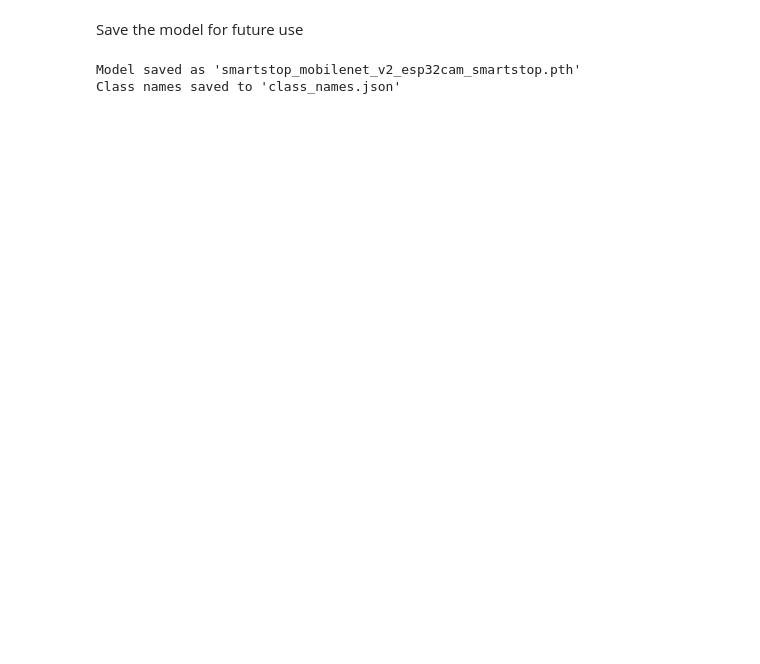
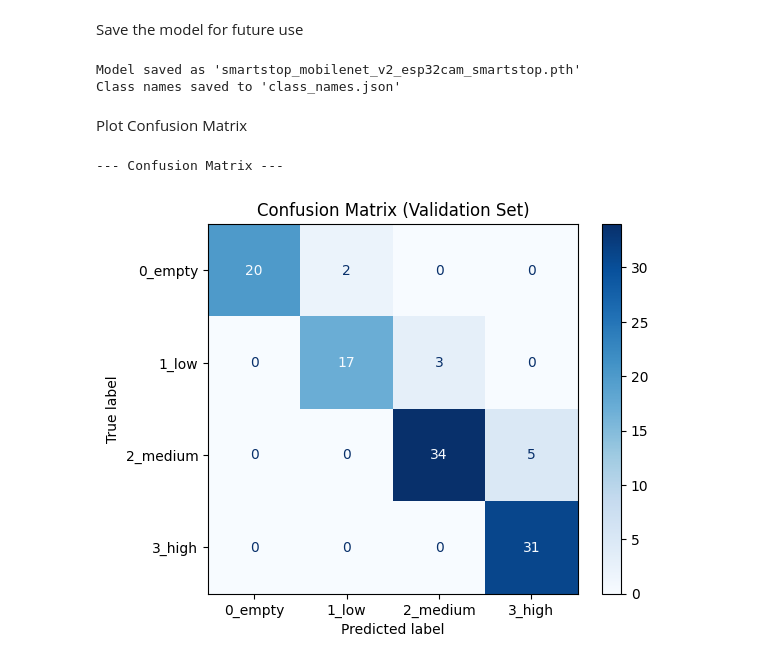
Before and after one commit to AY2526S1-CS3237-Team-10/NUS-SmartStop, a Jupyter notebook: ml_models/Crowd Classification CAM.ipynb, the cells around one changed output. Cells and saved outputs as stored; diff of their text form; code cells hidden in the pictures; blank space fills up the shorter version.

Commit message:
Add confusion matrix

```diff
--- a/ml_models/Crowd Classification CAM.ipynb
+++ b/ml_models/Crowd Classification CAM.ipynb
@@ -273,6 +273,10 @@ scheduler = ReduceLROnPlateau(optimizer, mode='min', factor=0.5, patience=3)
 
 # --- Training Loop ---
 print("Starting training...")
+
+# Initialize a variable to track the best validation loss
+best_val_loss = float('inf')
+
 for epoch in range(num_epochs):
     model.train()
     running_loss = 0.0
@@ -310,6 +314,12 @@ for epoch in range(num_epochs):
     # Step the scheduler
     scheduler.step(epoch_val_loss)
 
+    if epoch_val_loss < best_val_loss:
+        best_val_loss = epoch_val_loss
+        # This overwrites the previous "best" model with the new "best" model
+        torch.save(model.state_dict(), 'smartstop_mobilenet_v2_esp32cam_smartstop.pth')
+        print(f"  -> New best model saved with Val Loss: {best_val_loss:.4f}")
+
 print("Training complete!")
 # %% [output]
 Starting training...
@@ -345,3 +355,43 @@ print("Class names saved to 'class_names.json'")
 # %% [output]
 Model saved as 'smartstop_mobilenet_v2_esp32cam_smartstop.pth'
 Class names saved to 'class_names.json'
+# %% [markdown]
+Plot Confusion Matrix
+# %%
+# --- 1. Imports for the matrix ---
+from sklearn.metrics import confusion_matrix, ConfusionMatrixDisplay
+import matplotlib.pyplot as plt
+import numpy as np
+
+# --- 2. Make sure model is in 'eval' mode ---
+# The 'model' variable already exists from the cell above
+model.eval()
+
+# --- 3. Get All Predictions ---
+all_preds = []
+all_labels = []
+
+# 'test_loader', 'device', and 'class_names' also exist from the cell above
+with torch.no_grad():
+    for images, labels in test_loader:
+        images = images.to(device)
+        labels = labels.to(device)
+
+        outputs = model(images)
+        _, preds = torch.max(outputs, 1)
+
+        all_preds.extend(preds.cpu().numpy())
+        all_labels.extend(labels.cpu().numpy())
+
+# --- 4. Calculate and Plot the Matrix ---
+print("--- Confusion Matrix ---")
+cm = confusion_matrix(y_true=all_labels, y_pred=all_preds)
+
+# Plot it
+disp = ConfusionMatrixDisplay(confusion_matrix=cm, display_labels=class_names)
+disp.plot(cmap=plt.cm.Blues)
+plt.title("Confusion Matrix (Validation Set)")
+plt.show()
+# %% [output]
+--- Confusion Matrix ---
+[figure, added]
```
Also changed, not shown: parts of 3 cells of this notebook.
